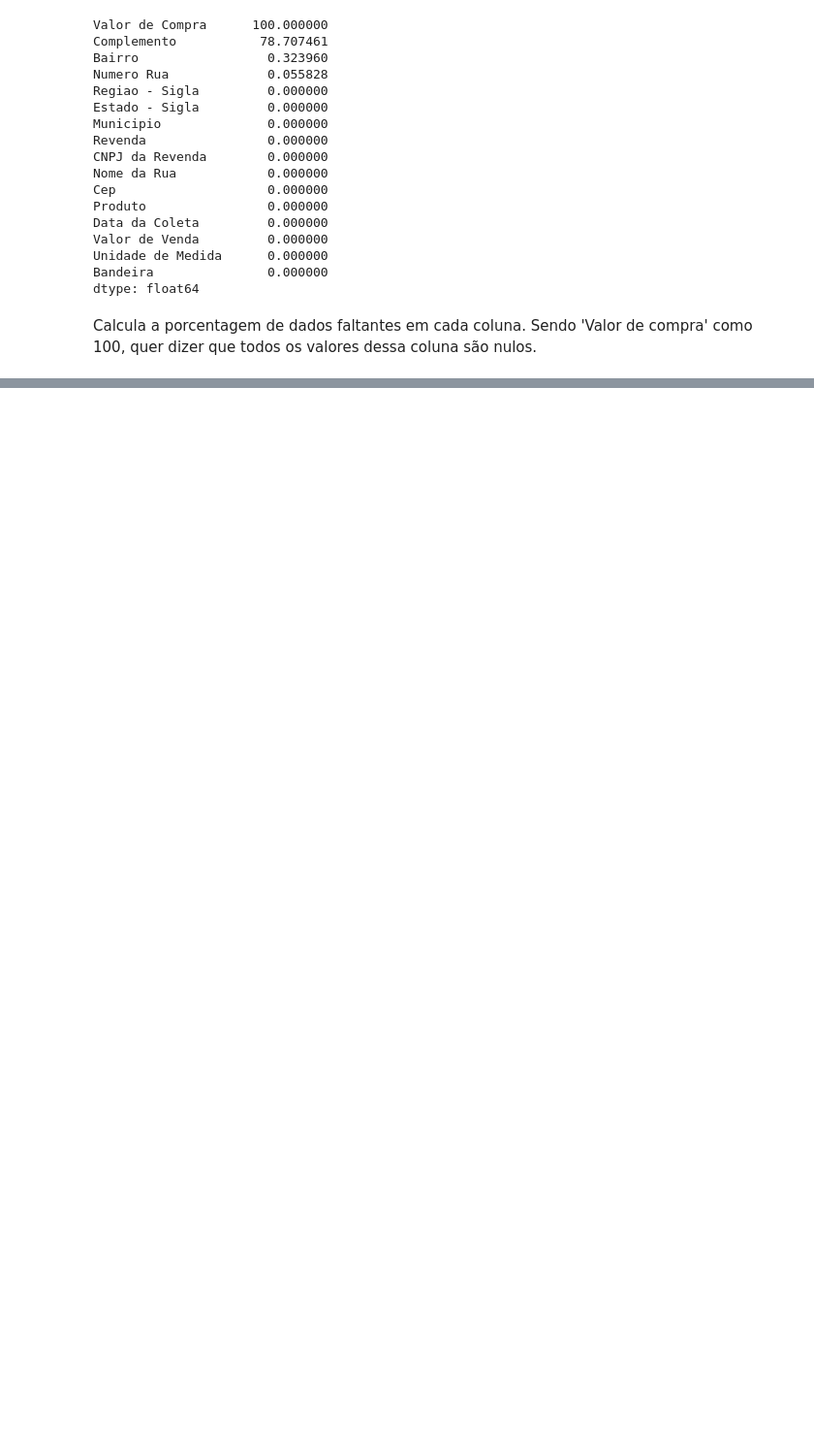
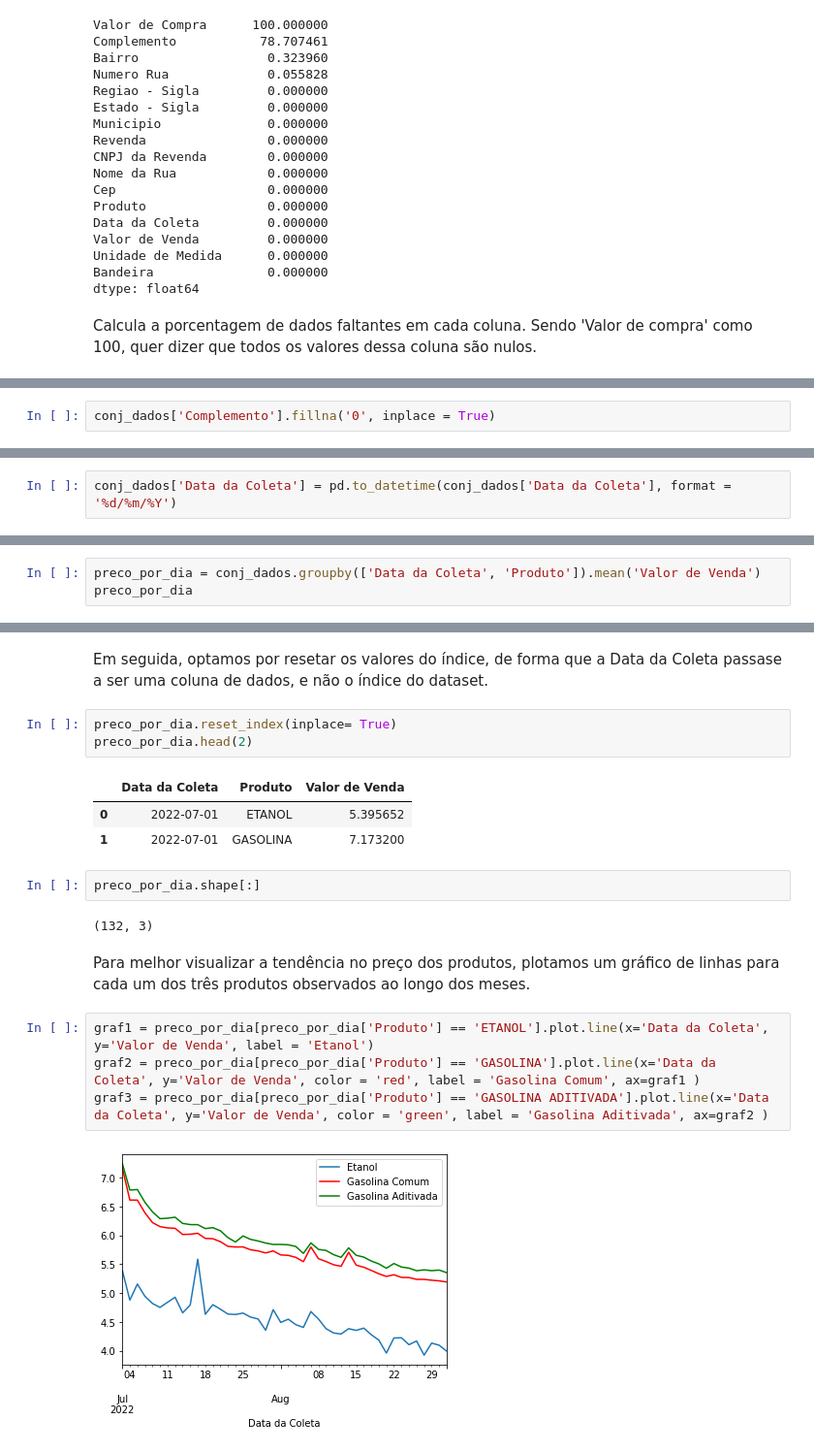
Before and after one commit to amoralles/ProjetoFinal_M4, a Jupyter notebook: ProjetoFinal_M4.ipynb, the cells around one changed output, grey strips where cells are left out. Shown at 97% size. Cells and saved outputs as stored; diff of their text form; blank space fills up the shorter version.

```diff
--- a/ProjetoFinal_M4.ipynb
+++ b/ProjetoFinal_M4.ipynb
@@ -78,3 +66,5 @@ cp_dados.head(2)
 |  | Regiao - Sigla | Estado - Sigla | Municipio | Revenda | CNPJ da Revenda | Nome da Rua | Numero Rua | ... |
 | 0 | SE | ES | COLATINA | SAO FRANCISCO DE ASSIS COMERCIO D... | 08.519.545/0001-10 | PRACA FIDELIS FERRARI | 35 | ... |
 | 1 | SE | ES | COLATINA | SAO FRANCISCO DE ASSIS COMERCIO D... | 08.519.545/0001-10 | PRACA FIDELIS FERRARI | 35 | ... |
+# %%
+conj_dados['Complemento'].fillna('0', inplace = True)
@@ -83,2 +80,4 @@ cp_dados.shape[:]
 # %% [output]
 (127176, 15)
+# %%
+conj_dados['Data da Coleta'] = pd.to_datetime(conj_dados['Data da Coleta'], format = '%d/%m/%Y')
@@ -84,0 +108,3 @@ cp_dados.shape[:]
+# %%
+preco_por_dia = conj_dados.groupby(['Data da Coleta', 'Produto']).mean('Valor de Venda')
+preco_por_dia
@@ -84,0 +126,21 @@ cp_dados.shape[:]
+# %% [markdown]
+Em seguida, optamos por resetar os valores do índice, de forma que a Data da Coleta passase a ser uma coluna de dados, e não o índice do dataset.
+# %%
+preco_por_dia.reset_index(inplace= True)
+preco_por_dia.head(2)
+# %% [output]
+|  | Data da Coleta | Produto | Valor de Venda |
+| 0 | 2022-07-01 | ETANOL | 5.395652 |
+| 1 | 2022-07-01 | GASOLINA | 7.173200 |
+# %%
+preco_por_dia.shape[:]
+# %% [output]
+(132, 3)
+# %% [markdown]
+Para melhor visualizar a tendência no preço dos  produtos, plotamos um gráfico de linhas para cada um dos três produtos observados ao longo dos meses.
+# %%
+graf1 = preco_por_dia[preco_por_dia['Produto'] == 'ETANOL'].plot.line(x='Data da Coleta', y='Valor de Venda', label = 'Etanol')
+graf2 = preco_por_dia[preco_por_dia['Produto'] == 'GASOLINA'].plot.line(x='Data da Coleta', y='Valor de Venda', color = 'red', label = 'Gasolina Comum', ax=graf1 )
+graf3 = preco_por_dia[preco_por_dia['Produto'] == 'GASOLINA ADITIVADA'].plot.line(x='Data da Coleta', y='Valor de Venda', color = 'green', label = 'Gasolina Aditivada', ax=graf2 )
+# %% [output]
+[figure, added]
```
Also changed, not shown: parts of 42 cells of this notebook.
